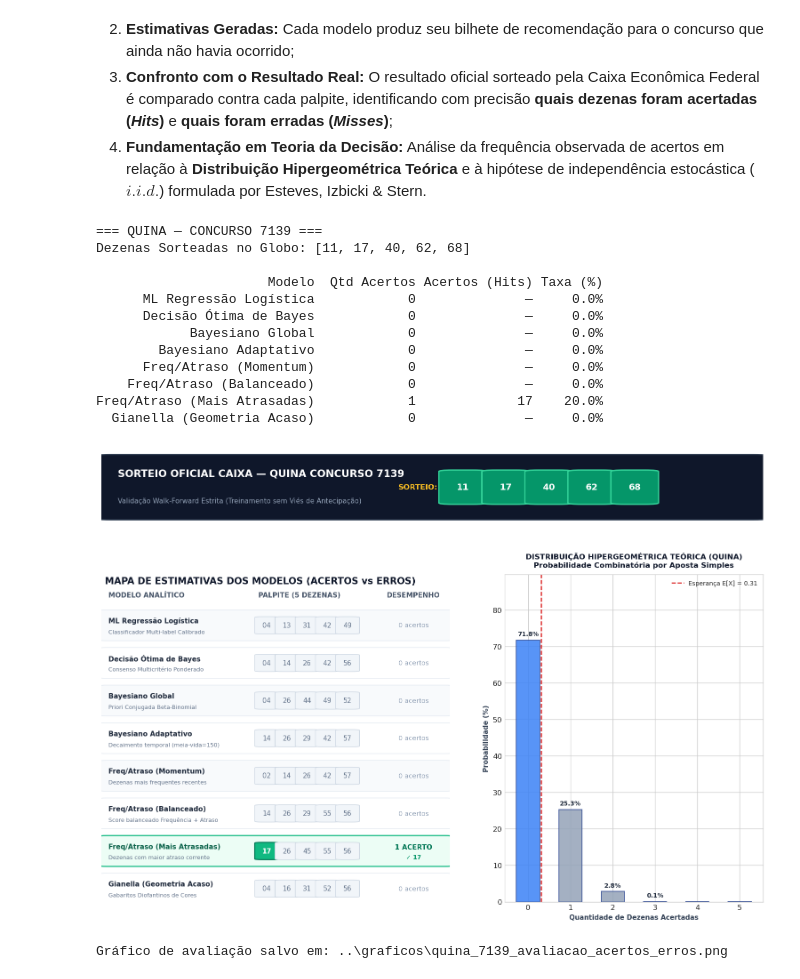
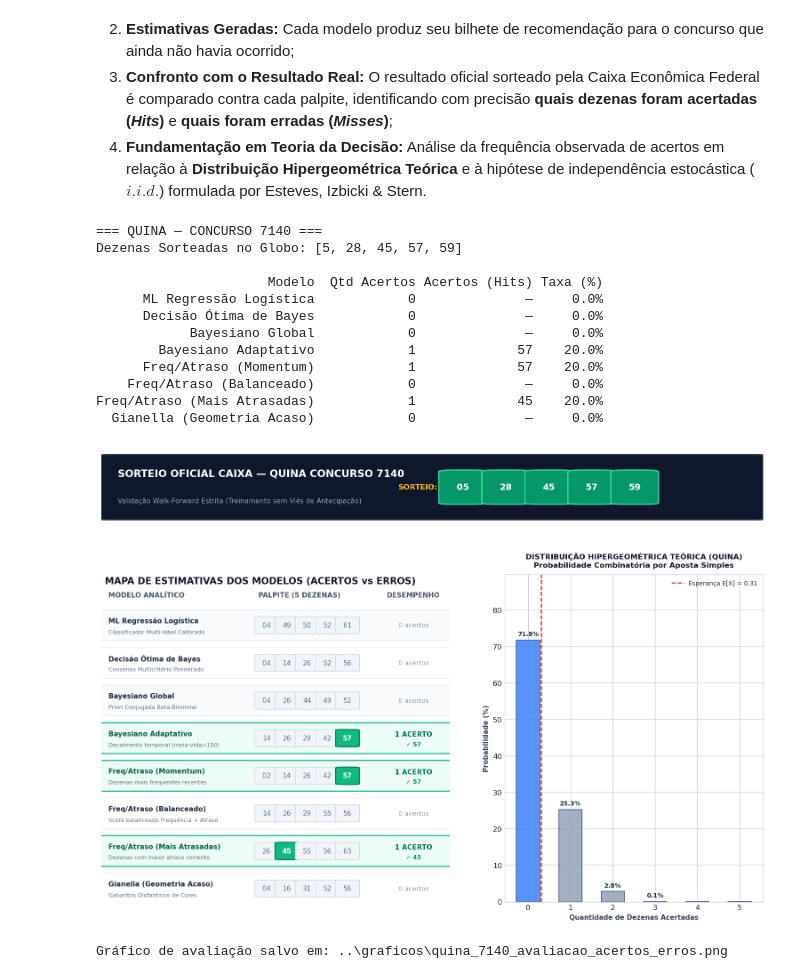
Before and after one commit to vinicius-matos7/teoria-da-decisao-loterias, a Jupyter notebook: notebooks/quina.ipynb, the cells around one changed output. Cells and saved outputs as stored; diff of their text form; code cells hidden in the pictures.

```diff
--- a/notebooks/quina.ipynb
+++ b/notebooks/quina.ipynb
@@ -878,37 +878,39 @@ bars_h = ax_bar.bar(k_range, p_teoricas, width=0.55, color=colors_bars, alpha=0.
 for k_i, p_val in zip(k_range, p_teoricas):
     if p_val >= 0.1:
         ax_bar.text(k_i, p_val + 0.8, f"{p_val:.1f}%", ha='center', va='bottom', fontsize=8.2, fontweight='bold', color='#1E293B')
 
 ax_bar.set_title(f"DISTRIBUIÇÃO HIPERGEOMÉTRICA TEÓRICA ({game_name.upper()})\nProbabilidade Combinatória por Aposta Simples",
                  fontsize=10.0, fontweight='bold', color='#0F172A', pad=10)
 ax_bar.set_xlabel("Quantidade de Dezenas Acertadas", fontsize=9.0, fontweight='bold', color='#334155')
 ax_bar.set_ylabel("Probabilidade (%)", fontsize=9.0, fontweight='bold', color='#334155')
 ax_bar.set_xticks(k_range)
 ax_bar.set_ylim(0, max(p_teoricas) * 1.25)
 
 exp_val = (k_balls * k_balls) / n_total
 ax_bar.axvline(exp_val, color='#DC2626', linestyle='--', linewidth=1.5, label=f'Esperança E[X] = {exp_val:.2f}')
 ax_bar.legend(loc='upper right', fontsize=8.2)
 
 # Salvar e exibir
 graficos_dir = os.path.join('..', 'graficos') if os.path.exists(os.path.join('..', 'graficos')) else 'graficos'
 os.makedirs(graficos_dir, exist_ok=True)
 eval_fig_path = os.path.join(graficos_dir, f"{game_prefix}_{latest_concurso}_avaliacao_acertos_erros.png")
 fig.savefig(eval_fig_path, dpi=120, bbox_inches='tight')
+eval_fig_generic = os.path.join(graficos_dir, f"{game_prefix}_avaliacao_acertos_erros.png")
+fig.savefig(eval_fig_generic, dpi=120, bbox_inches='tight')
 plt.show()
 print(f"Gráfico de avaliação salvo em: {eval_fig_path}")
 # %% [output]
-=== QUINA — CONCURSO 7139 ===
-Dezenas Sorteadas no Globo: [11, 17, 40, 62, 68]
+=== QUINA — CONCURSO 7140 ===
+Dezenas Sorteadas no Globo: [5, 28, 45, 57, 59]
 
                       Modelo  Qtd Acertos Acertos (Hits) Taxa (%)
       ML Regressão Logística            0              —     0.0%
       Decisão Ótima de Bayes            0              —     0.0%
             Bayesiano Global            0              —     0.0%
-        Bayesiano Adaptativo            0              —     0.0%
-      Freq/Atraso (Momentum)            0              —     0.0%
+        Bayesiano Adaptativo            1             57    20.0%
+      Freq/Atraso (Momentum)            1             57    20.0%
     Freq/Atraso (Balanceado)            0              —     0.0%
-Freq/Atraso (Mais Atrasadas)            1             17    20.0%
+Freq/Atraso (Mais Atrasadas)            1             45    20.0%
   Gianella (Geometria Acaso)            0              —     0.0%
-[figure, old version]
+[figure, new version]
-Gráfico de avaliação salvo em: ..\graficos\quina_7139_avaliacao_acertos_erros.png
+Gráfico de avaliação salvo em: ..\graficos\quina_7140_avaliacao_acertos_erros.png
```
Also changed, not shown: parts of 6 cells of this notebook, 27 other files.
